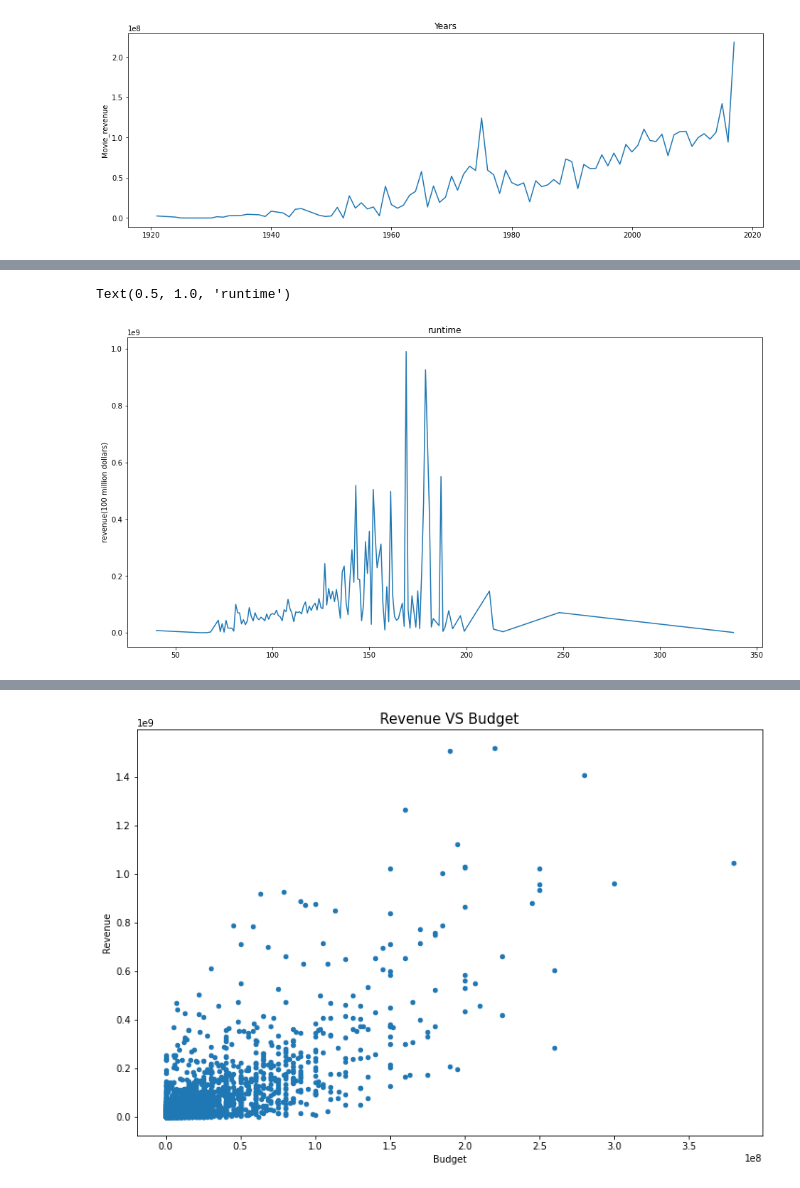
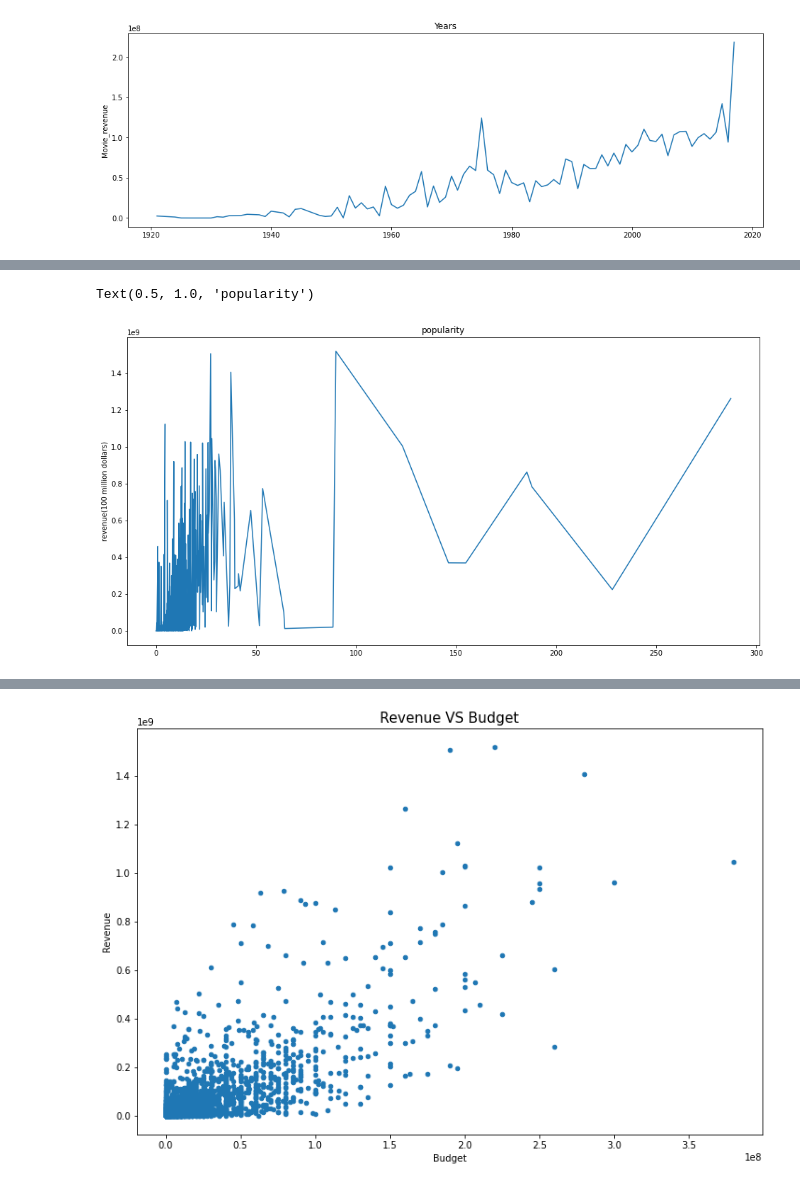
Before and after one commit to zouzouer/desktop-tutorial, a Jupyter notebook: code/movie_prediction.ipynb, the cells around one changed output, grey strips where cells are left out. Saved outputs shown, nothing was run; the diff lists cells and outputs as text; code cells hidden in the pictures.

```diff
--- a/code/movie_prediction.ipynb
+++ b/code/movie_prediction.ipynb
@@ -408,10 +429,10 @@ Text(0.5, 1.0, 'Years')
 # %%
-# relationship between runtime and revenue
-runtime_mean_revenue = train.groupby(['runtime'])['revenue'].mean()
+# relationship between popularity and revenue
+popularity_mean_revenue = train.groupby(['popularity'])['revenue'].mean()
 fig_time = plt.figure(figsize=(16, 8))
-plt.plot(runtime_mean_revenue)
+plt.plot(popularity_mean_revenue)
 plt.ylabel('revenue(100 million dollars)')
-plt.title('runtime')
+plt.title('popularity')
 # %% [output]
-Text(0.5, 1.0, 'runtime')
+Text(0.5, 1.0, 'popularity')
-[figure, old version]
+[figure, new version]
```
Also changed, not shown: parts of 29 cells of this notebook, 7 other files.
